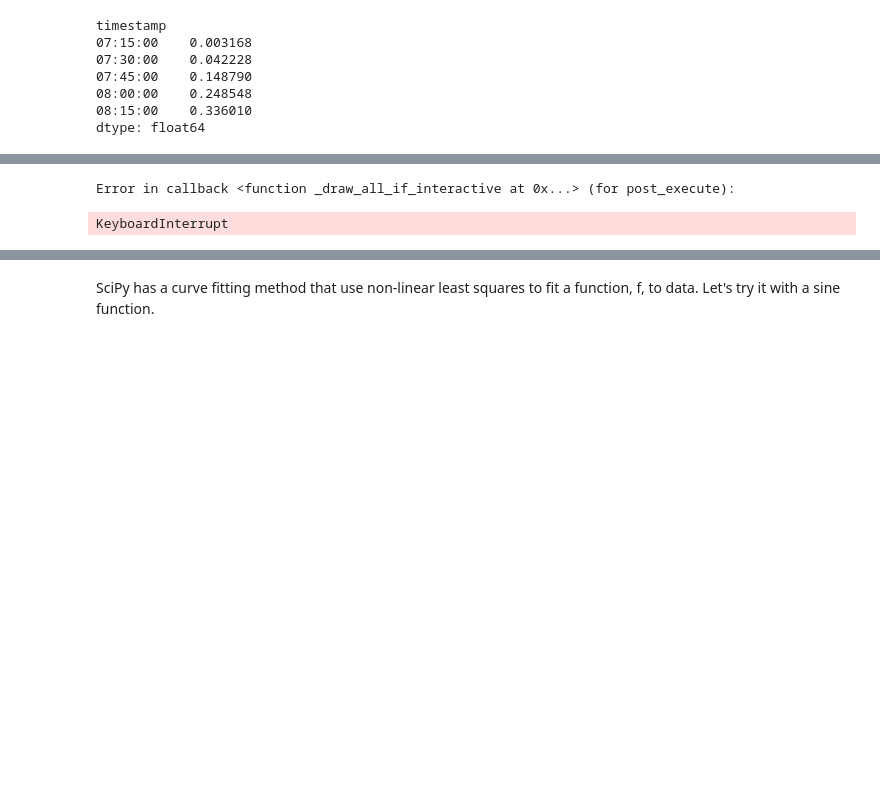
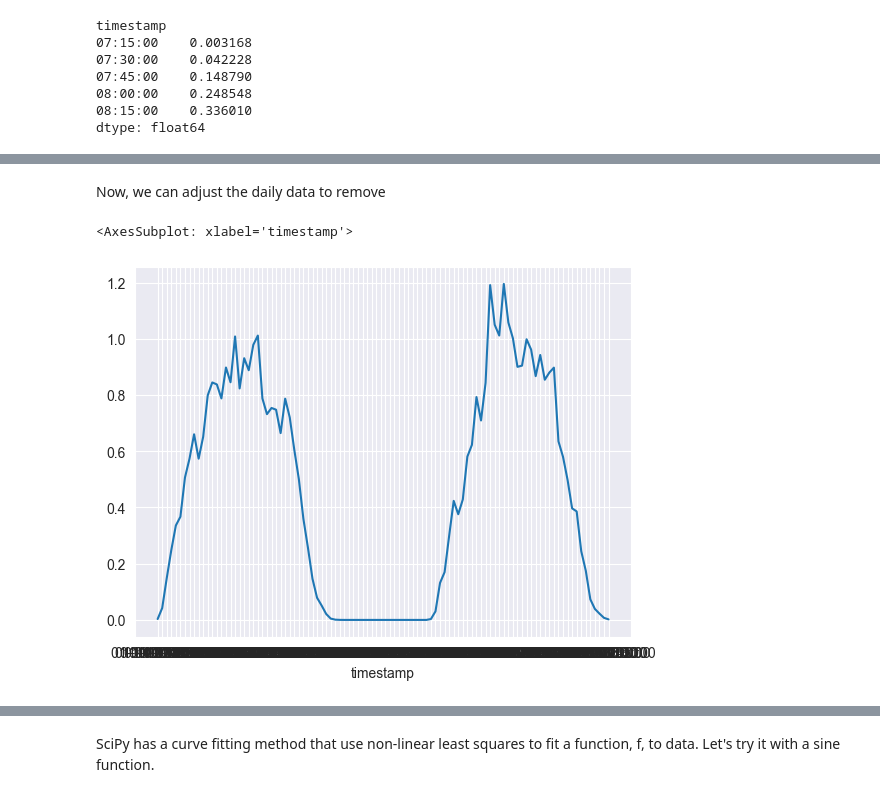
Before and after one commit to WAT-ai/open-climate-fix-project, a Jupyter notebook: eda/seasonality.ipynb, the cells around one changed output, grey strips where cells are left out. Saved outputs shown, nothing was run; the diff lists cells and outputs as text; code cells hidden in the pictures; blank space fills up the shorter version.

```diff
--- a/eda/seasonality.ipynb
+++ b/eda/seasonality.ipynb
@@ -377,5 +340,7 @@ dtype: float64
+# %% [markdown]
+Now, we can adjust the daily data to remove
 # %%
-sns.lineplot(pv_output.head(500))
+sns.lineplot(pv_output.head(100) / curve.head(100))
 # %% [output]
-Error in callback <function _draw_all_if_interactive at 0x...> (for post_execute):
+<AxesSubplot: xlabel='timestamp'>
-KeyboardInterrupt
+[figure, added]
```
Also changed, not shown: parts of 45 cells of this notebook.
